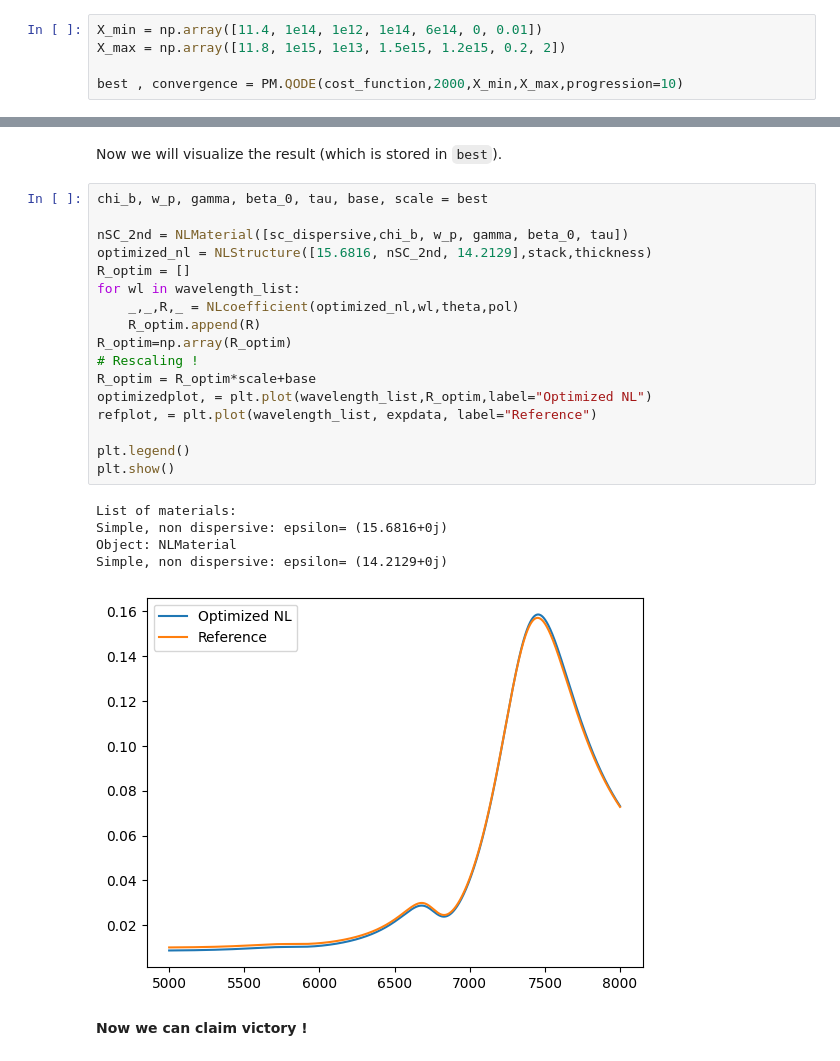
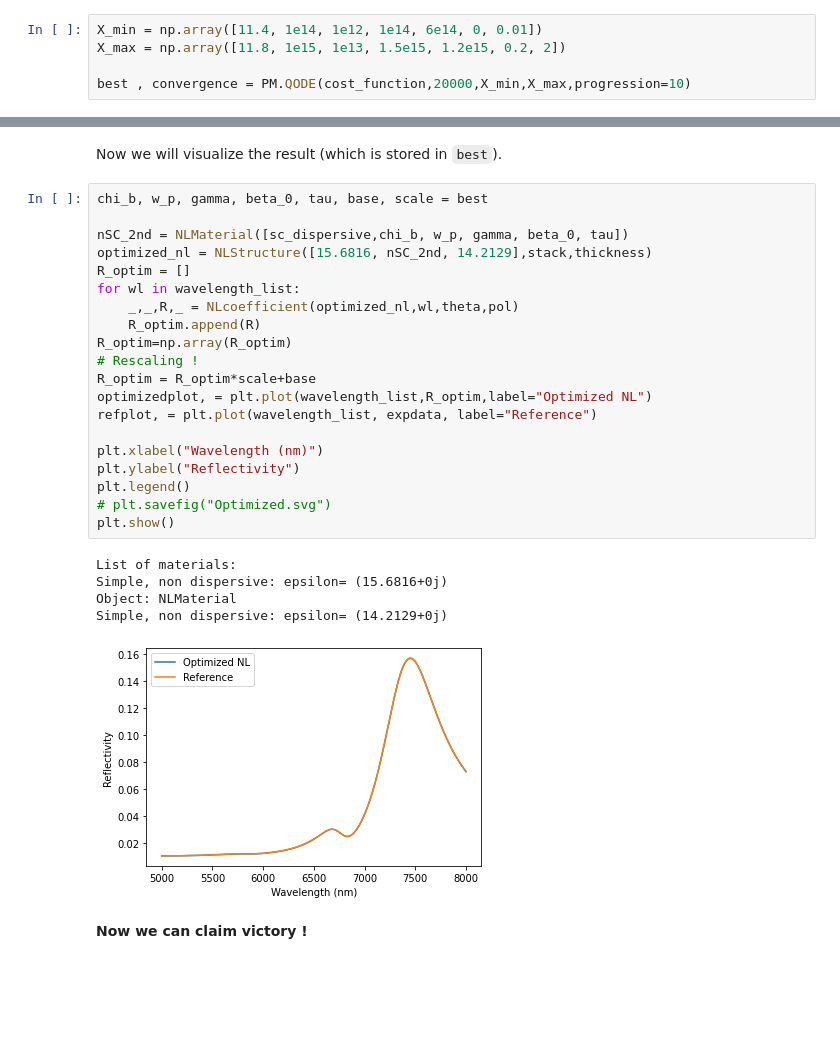
Before and after one commit to AnMoreau/PyMoosh, a Jupyter notebook: notebooks/In-depth_examples/Spatial_dispersion_aka_nonlocality.ipynb, the cells around one changed output, grey strips where cells are left out. Cells and saved outputs as stored; diff of their text form; blank space fills up the shorter version.

```diff
--- a/notebooks/In-depth_examples/Spatial_dispersion_aka_nonlocality.ipynb
+++ b/notebooks/In-depth_examples/Spatial_dispersion_aka_nonlocality.ipynb
@@ -186,5 +190,5 @@ Now we just launch an optimization trying to minimize this cost function using Q
 X_min = np.array([11.4, 1e14, 1e12, 1e14, 6e14, 0, 0.01])
 X_max = np.array([11.8, 1e15, 1e13, 1.5e15, 1.2e15, 0.2, 2])
 
-best , convergence = PM.QODE(cost_function,2000,X_min,X_max,progression=10)
+best , convergence = PM.QODE(cost_function,20000,X_min,X_max,progression=10)
 # %% [output]
@@ -208,25 +214,28 @@ Now we will visualize the result (which is stored in `best`).
 # %%
 chi_b, w_p, gamma, beta_0, tau, base, scale = best
 
 nSC_2nd = NLMaterial([sc_dispersive,chi_b, w_p, gamma, beta_0, tau])
 optimized_nl = NLStructure([15.6816, nSC_2nd, 14.2129],stack,thickness)
 R_optim = []
 for wl in wavelength_list:
     _,_,R,_ = NLcoefficient(optimized_nl,wl,theta,pol)
     R_optim.append(R)
 R_optim=np.array(R_optim)
 # Rescaling !
 R_optim = R_optim*scale+base
 optimizedplot, = plt.plot(wavelength_list,R_optim,label="Optimized NL")
 refplot, = plt.plot(wavelength_list, expdata, label="Reference")
 
+plt.xlabel("Wavelength (nm)")
+plt.ylabel("Reflectivity")
 plt.legend()
+# plt.savefig("Optimized.svg")
 plt.show()
 # %% [output]
 List of materials:
 Simple, non dispersive: epsilon= (15.6816+0j)
 Object: NLMaterial
 Simple, non dispersive: epsilon= (14.2129+0j)
-[figure, old version]
+[figure, new version]
 # %% [markdown]
 **Now we can claim victory !**
```
Also changed, not shown: parts of 4 cells of this notebook, 5 other files.
